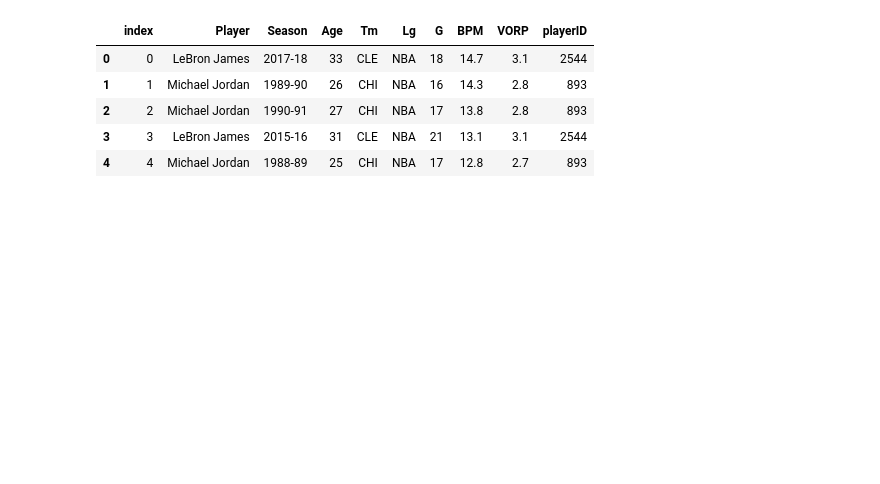
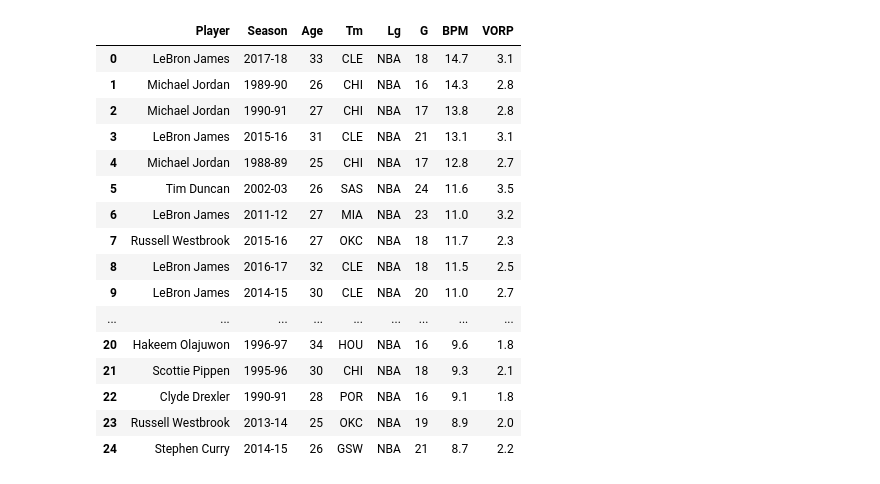
Before and after one commit to scottyla19/nylon, a Jupyter notebook: lebron-playoffs/lebron.ipynb, the cells around one changed output. Saved outputs shown, nothing was run; the diff lists cells and outputs as text; code cells hidden in the pictures; blank space fills up the shorter version.

```diff
--- a/lebron-playoffs/lebron.ipynb
+++ b/lebron-playoffs/lebron.ipynb
@@ -22,3 +22,8 @@ df.VORP = df.VORP.astype(float)
 df.BPM = df.BPM.astype(float)
 # df.dtypes
 df.reset_index(inplace=True)
+
+df = df.iloc[:25,:]
+df['avg'] = (df['BPM'] + df['VORP'] )/2
+df.sort_values(by = 'avg', ascending=False, inplace=True)
+df
@@ -39,14 +62,25 @@ for i in ids:
 # %%
 df2 = pd.DataFrame({'Player': players,
      'playerID': ids
     })
 df3 = df.merge(df2, on='Player', how='left')
-df3.head()
+df3.iloc[:,1:9]
 # %% [output]
-|  | index | Player | Season | Age | Tm | Lg | G | BPM | VORP | playerID |
-| 0 | 0 | LeBron James | 2017-18 | 33 | CLE | NBA | 18 | 14.7 | 3.1 | 2544 |
-| 1 | 1 | Michael Jordan | 1989-90 | 26 | CHI | NBA | 16 | 14.3 | 2.8 | 893 |
-| 2 | 2 | Michael Jordan | 1990-91 | 27 | CHI | NBA | 17 | 13.8 | 2.8 | 893 |
-| 3 | 3 | LeBron James | 2015-16 | 31 | CLE | NBA | 21 | 13.1 | 3.1 | 2544 |
-| 4 | 4 | Michael Jordan | 1988-89 | 25 | CHI | NBA | 17 | 12.8 | 2.7 | 893 |
+|  | Player | Season | Age | Tm | Lg | G | BPM | VORP |
+| 0 | LeBron James | 2017-18 | 33 | CLE | NBA | 18 | 14.7 | 3.1 |
+| 1 | Michael Jordan | 1989-90 | 26 | CHI | NBA | 16 | 14.3 | 2.8 |
+| 2 | Michael Jordan | 1990-91 | 27 | CHI | NBA | 17 | 13.8 | 2.8 |
+| 3 | LeBron James | 2015-16 | 31 | CLE | NBA | 21 | 13.1 | 3.1 |
+| 4 | Michael Jordan | 1988-89 | 25 | CHI | NBA | 17 | 12.8 | 2.7 |
+| 5 | Tim Duncan | 2002-03 | 26 | SAS | NBA | 24 | 11.6 | 3.5 |
+| 6 | LeBron James | 2011-12 | 27 | MIA | NBA | 23 | 11.0 | 3.2 |
+| 7 | Russell Westbrook | 2015-16 | 27 | OKC | NBA | 18 | 11.7 | 2.3 |
+| 8 | LeBron James | 2016-17 | 32 | CLE | NBA | 18 | 11.5 | 2.5 |
+| 9 | LeBron James | 2014-15 | 30 | CLE | NBA | 20 | 11.0 | 2.7 |
+| ... | ... | ... | ... | ... | ... | ... | ... | ... |
+| 20 | Hakeem Olajuwon | 1996-97 | 34 | HOU | NBA | 16 | 9.6 | 1.8 |
+| 21 | Scottie Pippen | 1995-96 | 30 | CHI | NBA | 18 | 9.3 | 2.1 |
+| 22 | Clyde Drexler | 1990-91 | 28 | POR | NBA | 16 | 9.1 | 1.8 |
+| 23 | Russell Westbrook | 2013-14 | 25 | OKC | NBA | 19 | 8.9 | 2.0 |
+| 24 | Stephen Curry | 2014-15 | 26 | GSW | NBA | 21 | 8.7 | 2.2 |
 # %%
```
Also changed, not shown: parts of 9 cells of this notebook, 6 other files.
